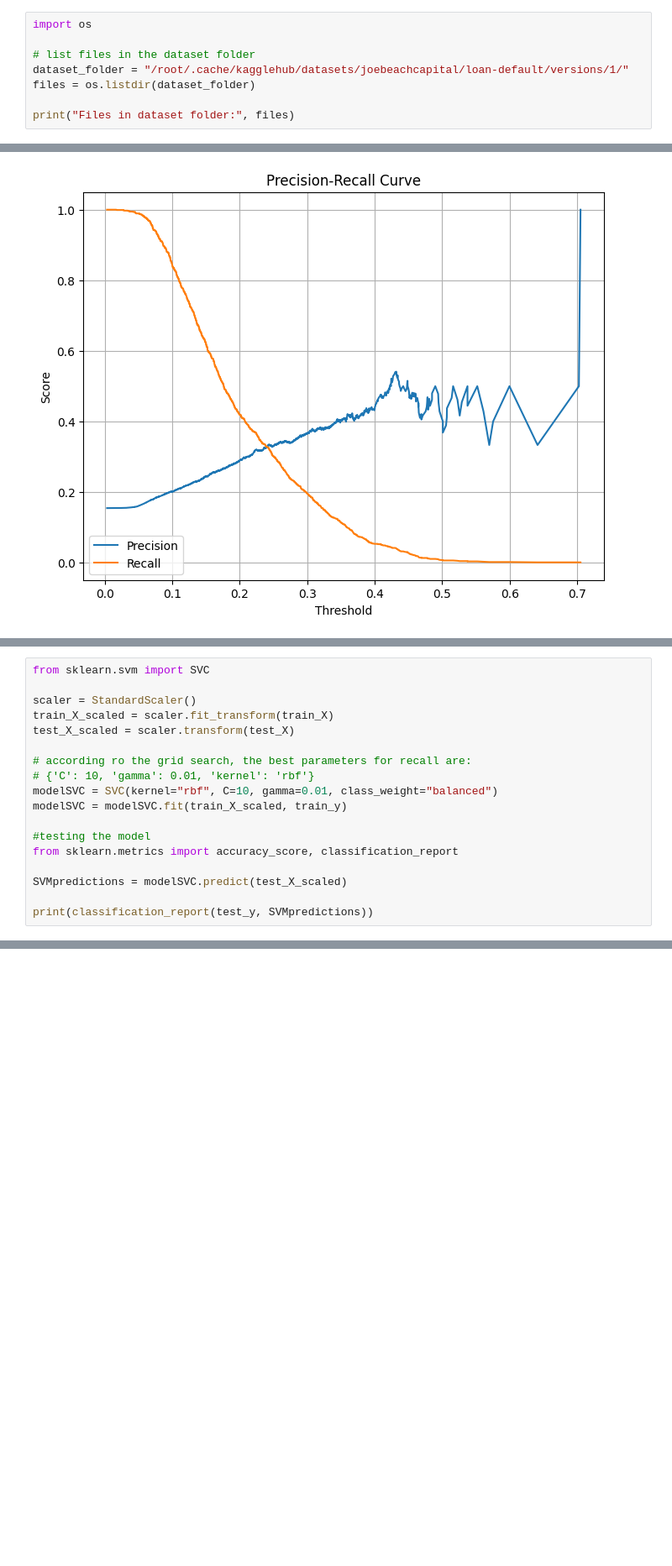
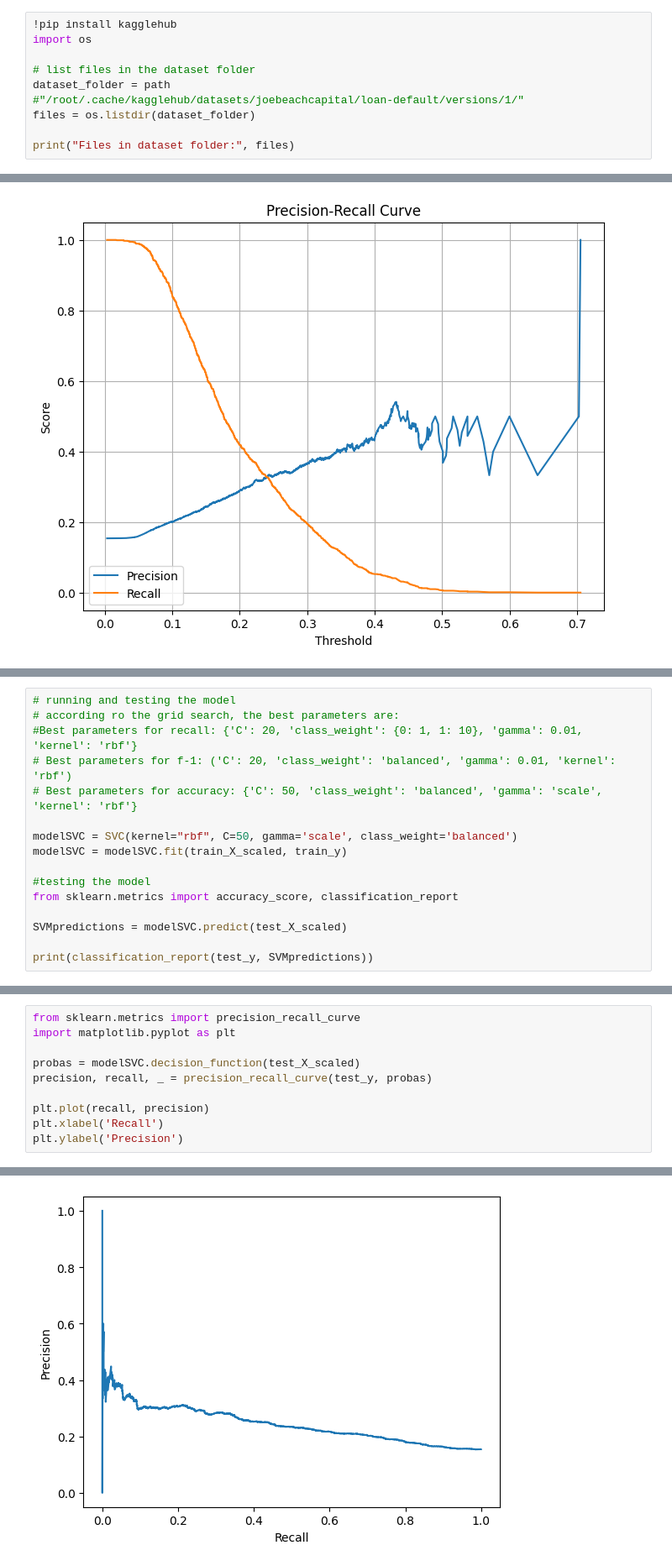
Before and after one commit to sergeGITH/TS, a Jupyter notebook: TMDL_group_project.ipynb, the cells around one changed output, grey strips where cells are left out. Shown: that part at 84% size. Cells and saved outputs as stored; diff of their text form; blank space fills up the shorter version.

```diff
--- a/TMDL_group_project.ipynb
+++ b/TMDL_group_project.ipynb
@@ -12,8 +12,10 @@ Path to dataset files: /root/.cache/kagglehub/datasets/joebeachcapital/loan-defa
 # %%
+!pip install kagglehub
 import os
 
 # list files in the dataset folder
-dataset_folder = "/root/.cache/kagglehub/datasets/joebeachcapital/loan-default/versions/1/"
+dataset_folder = path
+#"/root/.cache/kagglehub/datasets/joebeachcapital/loan-default/versions/1/"
 files = os.listdir(dataset_folder)
 
 print("Files in dataset folder:", files)
@@ -839,15 +833,13 @@ Installing collected packages: daal, scikit-learn-intelex
 Successfully installed daal-2025.4.0 scikit-learn-intelex-2025.4.0
 Intel(R) Extension for Scikit-learn* enabled (https://github.com/uxlfoundation/scikit-learn-intelex)
 # %%
-from sklearn.svm import SVC
+# running and testing the model
+# according ro the grid search, the best parameters are:
+#Best parameters for recall: {'C': 20, 'class_weight': {0: 1, 1: 10}, 'gamma': 0.01, 'kernel': 'rbf'}
+# Best parameters for f-1: ('C': 20, 'class_weight': 'balanced', 'gamma': 0.01, 'kernel': 'rbf')
+# Best parameters for accuracy: {'C': 50, 'class_weight': 'balanced', 'gamma': 'scale', 'kernel': 'rbf'}
 
-scaler = StandardScaler()
-train_X_scaled = scaler.fit_transform(train_X)
-test_X_scaled = scaler.transform(test_X)
-
-# according ro the grid search, the best parameters for recall are:
-# {'C': 10, 'gamma': 0.01, 'kernel': 'rbf'}
-modelSVC = SVC(kernel="rbf", C=10, gamma=0.01, class_weight="balanced")
+modelSVC = SVC(kernel="rbf", C=50, gamma='scale', class_weight='balanced')
 modelSVC = modelSVC.fit(train_X_scaled, train_y)
 
 #testing the model
@@ -880,0 +900,11 @@ Best parameters: {'C': 10, 'class_weight': {0: 1, 1: 10}, 'gamma': 'scale', 'ker
+# %%
+from sklearn.metrics import precision_recall_curve
+import matplotlib.pyplot as plt
+
+probas = modelSVC.decision_function(test_X_scaled)
+precision, recall, _ = precision_recall_curve(test_y, probas)
+
+plt.plot(recall, precision)
+plt.xlabel('Recall')
+plt.ylabel('Precision')
+# %% [output]
@@ -880,0 +912 @@ Best parameters: {'C': 10, 'class_weight': {0: 1, 1: 10}, 'gamma': 'scale', 'ker
+[figure, added]
```
Also changed, not shown: parts of 28 cells of this notebook.
